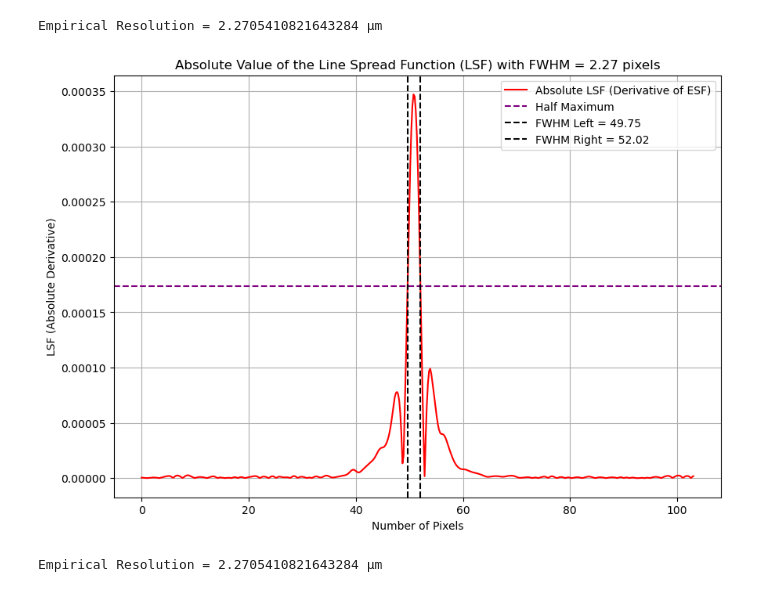
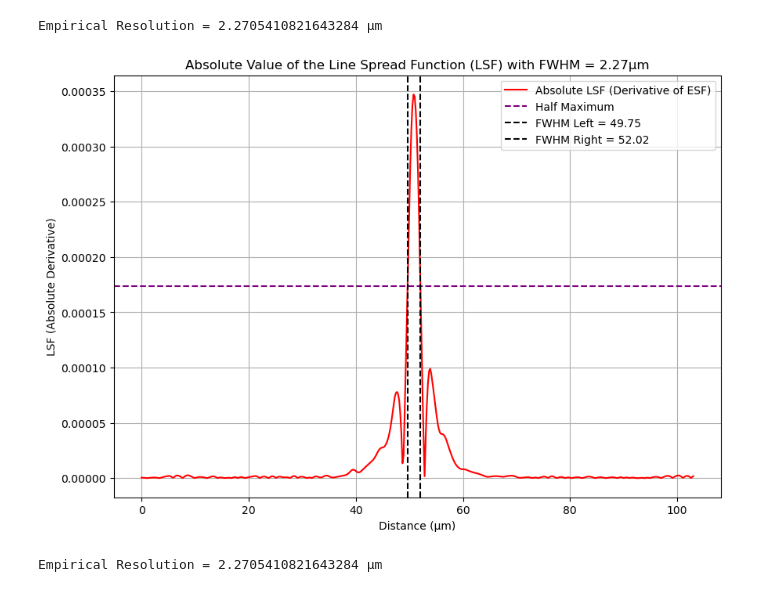
Before and after one commit to andrew-sugarman/octopus_histotomography, a Jupyter notebook: resolution.ipynb, the cells around one changed output. Drawn from its saved outputs; the diff is of its cells as text; code cells hidden in the pictures.

```diff
--- a/resolution.ipynb
+++ b/resolution.ipynb
@@ -194,34 +194,34 @@ lsf_fine_reconstruction = np.gradient(y_fine_reconstruction, x_fine_reconstructi
 
 # Take the absolute value of the LSF to avoid issues with negative values
 lsf_fine_abs = np.abs(lsf_fine_reconstruction)
 
 # Find the FWHM using the absolute LSF
 lsf_max_abs = np.max(lsf_fine_abs)
 half_max_abs = lsf_max_abs / 2
 
 # Find where the LSF crosses the half maximum value (both left and right of the peak)
 indices_above_half_max_abs = np.where(lsf_fine_abs >= half_max_abs)[0]
 
 # The FWHM is the distance between the first and last points where the LSF is above half maximum
 fwhm_left_abs = x_fine_reconstruction[indices_above_half_max_abs[0]]
 fwhm_right_abs = x_fine_reconstruction[indices_above_half_max_abs[-1]]
 fwhm_value_abs = fwhm_right_abs - fwhm_left_abs
 
 # Plot the absolute LSF with the FWHM
 plt.figure(figsize=(10, 7))
 plt.plot(x_fine_reconstruction, lsf_fine_abs, label="Absolute LSF (Derivative of ESF)", color="red")
 plt.axhline(half_max_abs, color="purple", linestyle="--", label="Half Maximum")
 plt.axvline(fwhm_left_abs, color="black", linestyle="--", label=f"FWHM Left = {fwhm_left_abs:.2f}")
 plt.axvline(fwhm_right_abs, color="black", linestyle="--", label=f"FWHM Right = {fwhm_right_abs:.2f}")
-plt.title(f"Absolute Value of the Line Spread Function (LSF) with FWHM = {fwhm_value_abs:.2f} pixels")
-plt.xlabel("Number of Pixels")
+plt.title(f"Absolute Value of the Line Spread Function (LSF) with FWHM = {fwhm_value_abs:.2f}\u03bcm")
+plt.xlabel("Distance (µm)")
 plt.ylabel("LSF (Absolute Derivative)")
 plt.grid(True)
 plt.legend()
 plt.show()
 
 fwhm_value_abs
 print(f"Empirical Resolution = {fwhm_value_abs} \u03bcm")
 # %% [output]
-[figure, old version]
+[figure, new version]
 Empirical Resolution = 2.2705410821643284 μm
```
